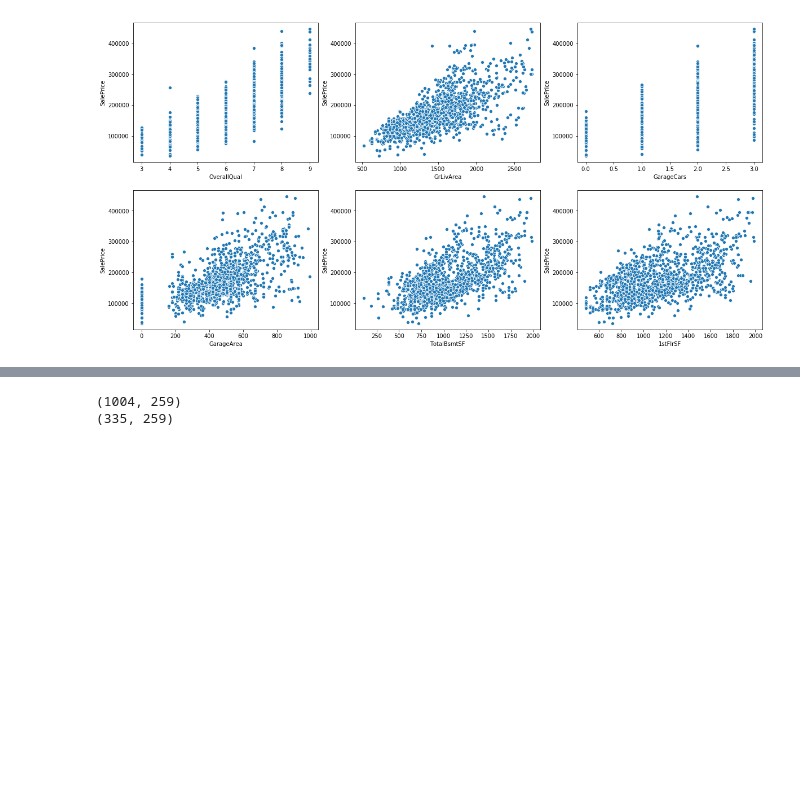
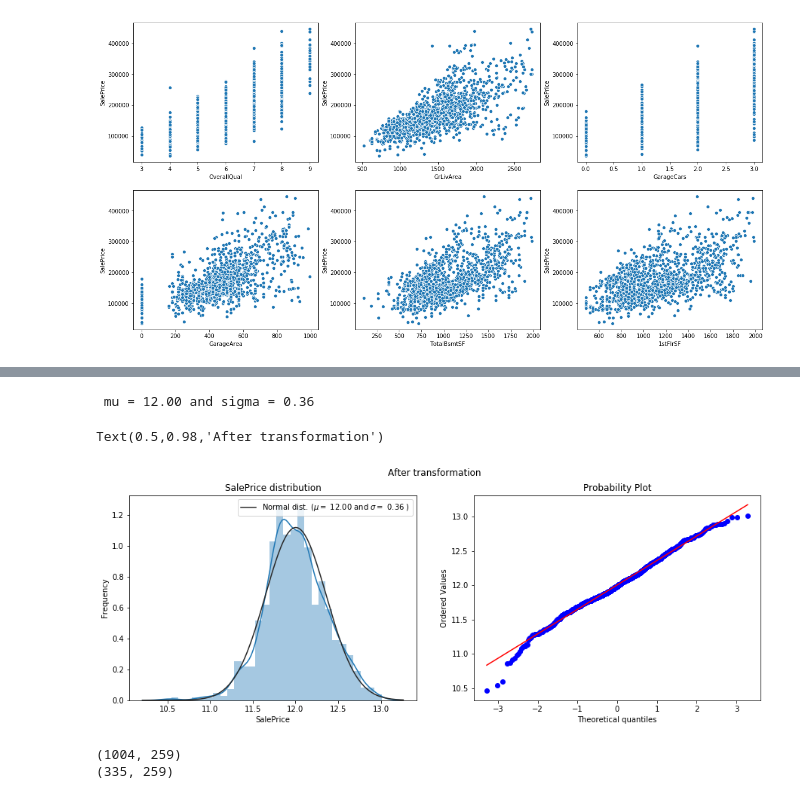
Before and after one commit to PedroDubas/Kaggle_HousePrices, a Jupyter notebook: House_Prices.ipynb, the cells around one changed output, grey strips where cells are left out. Cells and saved outputs as stored; diff of their text form; code cells hidden in the pictures; blank space fills up the shorter version.

```diff
--- a/House_Prices.ipynb
+++ b/House_Prices.ipynb
@@ -409,2 +455,27 @@ for campo in cols:
+# %%
+# Apply transformation
+train.SalePrice = np.log1p(train.SalePrice )
+# New prediction
+y_train = train.SalePrice.values
+y_train_orig = train.SalePrice
+
+
+# Plot histogram and probability after transformation
+fig = plt.figure(figsize=(15,5))
+plt.subplot(1,2,1)
+sns.distplot(train['SalePrice'] , fit=norm);
+(mu, sigma) = norm.fit(train['SalePrice'])
+print( '\n mu = {:.2f} and sigma = {:.2f}\n'.format(mu, sigma))
+plt.legend(['Normal dist. ($\mu=$ {:.2f} and $\sigma=$ {:.2f} )'.format(mu, sigma)],
+            loc='best')
+plt.ylabel('Frequency')
+plt.title('SalePrice distribution')
+plt.subplot(1,2,2)
+res = stats.probplot(train['SalePrice'], plot=plt)
+plt.suptitle('After transformation')
+# %% [output]
+ mu = 12.00 and sigma = 0.36
+Text(0.5,0.98,'After transformation')
+[figure, added]
 # %%
 x = train.drop(['SalePrice', 'Id'], axis=1)
```
Also changed, not shown: parts of 27 cells of this notebook.
